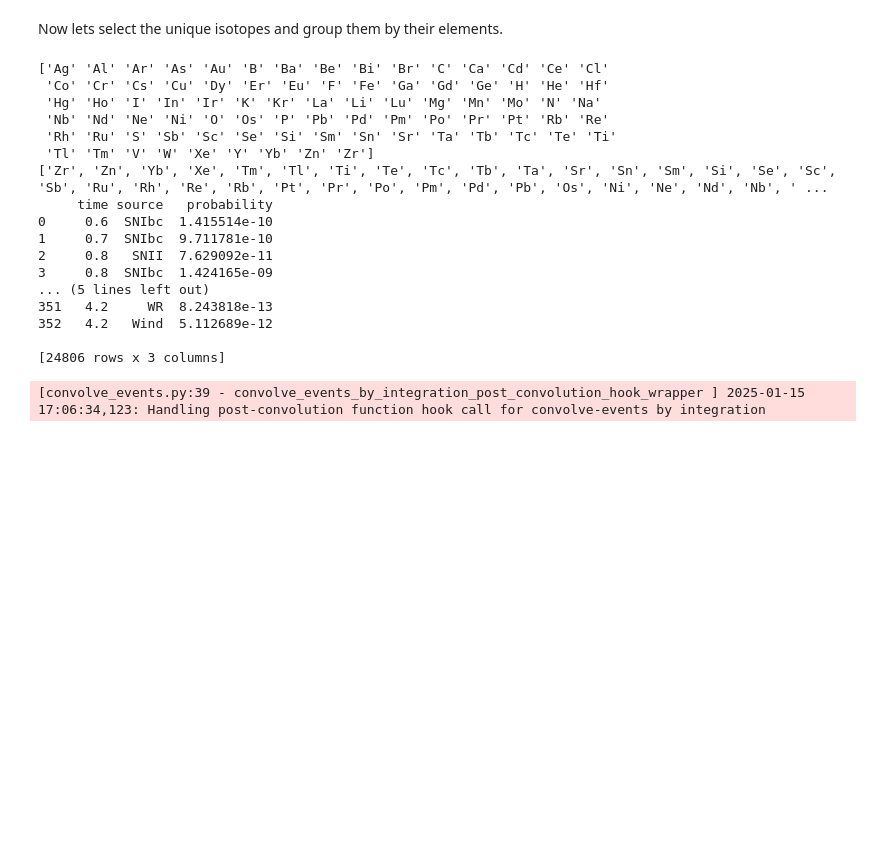
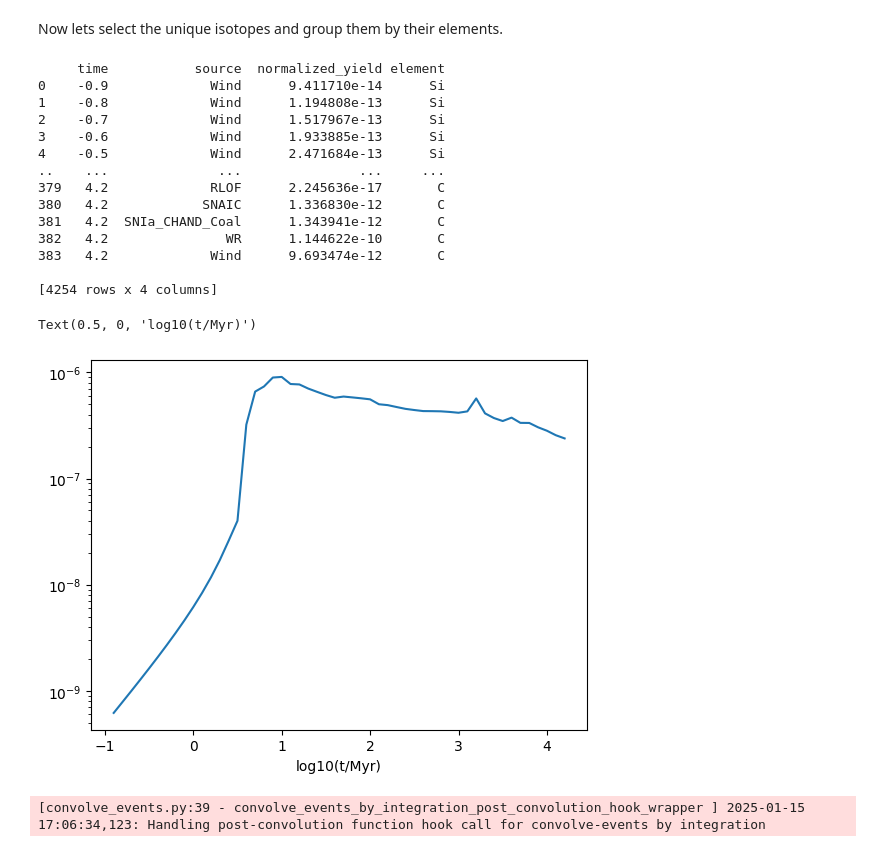
Before and after one commit to FloorBroekgaarden/growl-syntheticstellarpopconvolve, a Jupyter notebook: examples/notebook_example_GCE.ipynb, the cells around one changed output. Saved outputs shown, nothing was run; the diff lists cells and outputs as text; code cells hidden in the pictures; blank space fills up the shorter version.

```diff
--- a/examples/notebook_example_GCE.ipynb
+++ b/examples/notebook_example_GCE.ipynb
@@ -38,17 +87,16 @@ inflated_ensemble = inflated_ensemble.astype({'time': 'float', 'probability': 'f
 # %% [markdown]
 Now lets select the unique isotopes and group them by their elements.
 # %%
-import pandas as pd
 unique_isotopes = inflated_ensemble['isotope'].unique()
 
 # remove numbers
 cleaned_isotopes = [''.join([i for i in isotope if not i.isdigit()]) for isotope in unique_isotopes]
 unique_elements = np.unique(np.array(cleaned_isotopes))
-print(unique_elements)
+# print(unique_elements)
 
 # sort on order and reverse to perform groupby
 unique_elements = sorted(unique_elements, key=len)[::-1]
-print(unique_elements)
+# print(unique_elements)
 
 #
 reduced_inflated_ensemble = inflated_ensemble.copy(deep=True)
@@ -68,38 +116,51 @@ for unique_element_i, unique_element in enumerate(unique_elements):
     reduced_inflated_ensemble = reduced_inflated_ensemble[np.invert(elements_mask)]
 
     # print(len(reduced_inflated_ensemble.index))
-    elements = elements[['time', 'source', 'probability']]
-    grouped = elements.groupby(['time', 'source']).agg({'probability': 'sum'}).reset_index()
+    elements = elements[['time', 'source', 'normalized_yield']]
+    grouped = elements.groupby(['time', 'source']).agg({'normalized_yield': 'sum'}).reset_index()
+    grouped['element'] = unique_element
 
+    # Combine dataframe again
     element_df = pd.concat([element_df, grouped])
 
-    # print(element_df)
-    # print(elements)
-    # print(grouped)
+# select elements like in Yates, Hendriks, et al 2023
+selected_element_list = ['H', 'He', 'C', 'N', 'O', 'Ne', 'Mg', 'Si', 'S', 'Ca', 'Fe']
 
-    # break
+# # select which elements have the largest yield (regardless of channel or delay time)
+# total_yield_per_element = element_df.groupby(['element']).agg({'probability': 'sum'}).reset_index()
+# top_yield_elements = total_yield_per_element.sort_values(by='probability', ascending=False).head(n=10)
+# selected_element_list = top_yield_elements['element'].to_list()
 
+# query the main element-df based on the top 10 elements
+element_df = element_df.query('element.isin(@selected_element_list)')
 print(element_df)
-
-# select which elements have the largest yield (regardless of channel or delay time)
 # %% [output]
-['Ag' 'Al' 'Ar' 'As' 'Au' 'B' 'Ba' 'Be' 'Bi' 'Br' 'C' 'Ca' 'Cd' 'Ce' 'Cl'
- 'Co' 'Cr' 'Cs' 'Cu' 'Dy' 'Er' 'Eu' 'F' 'Fe' 'Ga' 'Gd' 'Ge' 'H' 'He' 'Hf'
- 'Hg' 'Ho' 'I' 'In' 'Ir' 'K' 'Kr' 'La' 'Li' 'Lu' 'Mg' 'Mn' 'Mo' 'N' 'Na'
- 'Nb' 'Nd' 'Ne' 'Ni' 'O' 'Os' 'P' 'Pb' 'Pd' 'Pm' 'Po' 'Pr' 'Pt' 'Rb' 'Re'
- 'Rh' 'Ru' 'S' 'Sb' 'Sc' 'Se' 'Si' 'Sm' 'Sn' 'Sr' 'Ta' 'Tb' 'Tc' 'Te' 'Ti'
- 'Tl' 'Tm' 'V' 'W' 'Xe' 'Y' 'Yb' 'Zn' 'Zr']
-['Zr', 'Zn', 'Yb', 'Xe', 'Tm', 'Tl', 'Ti', 'Te', 'Tc', 'Tb', 'Ta', 'Sr', 'Sn', 'Sm', 'Si', 'Se', 'Sc', 'Sb', 'Ru', 'Rh', 'Re', 'Rb', 'Pt', 'Pr', 'Po', 'Pm', 'Pd', 'Pb', 'Os', 'Ni', 'Ne', 'Nd', 'Nb', ' ...
-     time source   probability
-0     0.6  SNIbc  1.415514e-10
-1     0.7  SNIbc  9.711781e-10
-2     0.8   SNII  7.629092e-11
-3     0.8  SNIbc  1.424165e-09
-... (5 lines left out)
-351   4.2     WR  8.243818e-13
-352   4.2   Wind  5.112689e-12
+     time           source  normalized_yield element
+0    -0.9             Wind      9.411710e-14      Si
+1    -0.8             Wind      1.194808e-13      Si
+2    -0.7             Wind      1.517967e-13      Si
+3    -0.6             Wind      1.933885e-13      Si
+4    -0.5             Wind      2.471684e-13      Si
+..    ...              ...               ...     ...
+379   4.2             RLOF      2.245636e-17       C
+380   4.2            SNAIC      1.336830e-12       C
+381   4.2  SNIa_CHAND_Coal      1.343941e-12       C
+382   4.2               WR      1.144622e-10       C
+383   4.2             Wind      9.693474e-12       C
 
-[24806 rows x 3 columns]
+[4254 rows x 4 columns]
+# %%
+# lets plot some data and compare it to yates 2023
+sum_per_timebin = element_df.groupby(['time']).agg({'normalized_yield': 'sum'}).reset_index()
+import matplotlib.pyplot as plt
+fig, ax = plt.subplots()
+ax.plot(sum_per_timebin['time'], sum_per_timebin['normalized_yield'])
+ax.set_yscale('log')
+
+ax.set_xlabel('log10(t/Myr)')
+# %% [output]
+Text(0.5, 0, 'log10(t/Myr)')
+[figure, added]
 # %%
 import copy
 import json
```
Also changed, not shown: parts of 5 cells of this notebook, 1 other file.
